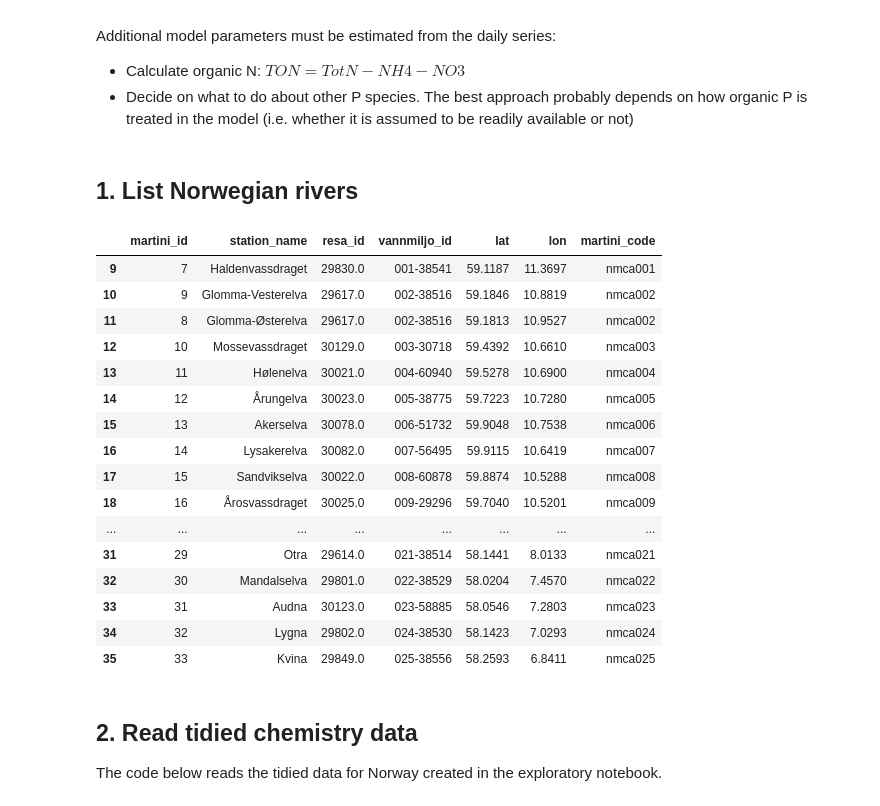
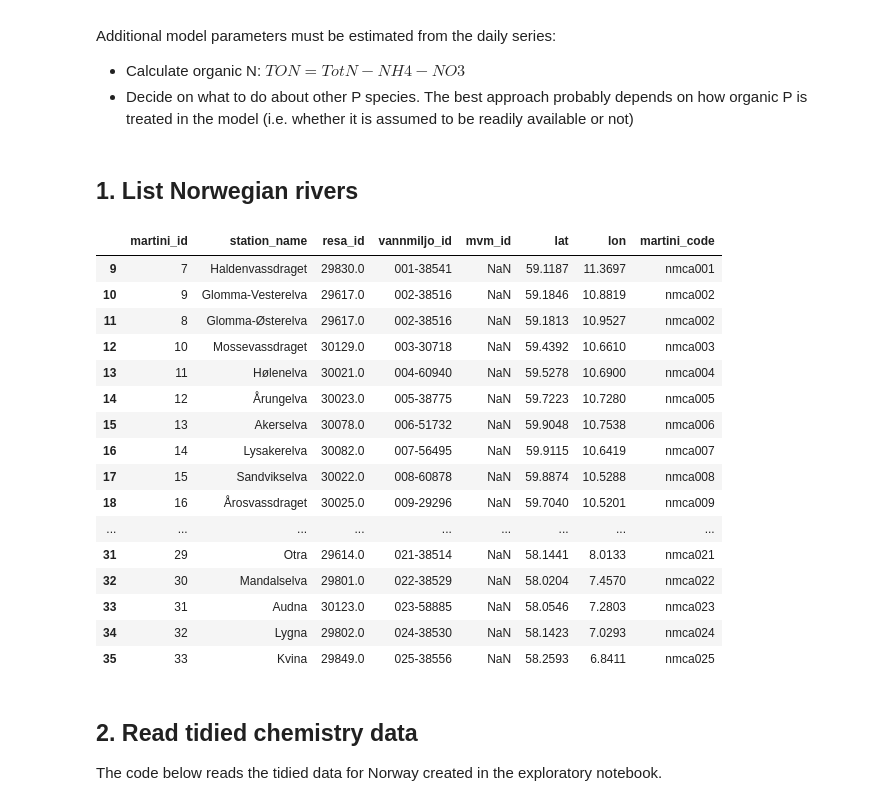
Before and after one commit to JamesSample/martini, a Jupyter notebook: notebooks/process_norway_chem.ipynb, the cells around one changed output. Cells and saved outputs as stored; diff of their text form; code cells hidden in the pictures.

```diff
--- a/notebooks/process_norway_chem.ipynb
+++ b/notebooks/process_norway_chem.ipynb
@@ -46,31 +46,31 @@ I have already extracted water quality data for as many rivers as possible from
 ## 1. List Norwegian rivers
 # %%
 # Read Andre's list of rivers
-riv_xlsx = r'../../../andre_river_data/andre_martini_rivers_jes.xlsx'
+riv_xlsx = r'../tidied_data_series/martini_river_outlets.xlsx'
 riv_df = pd.read_excel(riv_xlsx, sheet_name='rivers')
 
 # Filter to Norway
 riv_df = riv_df.loc[riv_df['martini_code'].str.startswith('n')]
 
 riv_df
 # %% [output]
-|  | martini_id | station_name | resa_id | vannmiljo_id | lat | lon | martini_code |
-| 9 | 7 | Haldenvassdraget | 29830.0 | 001-38541 | 59.1187 | 11.3697 | nmca001 |
-| 10 | 9 | Glomma-Vesterelva | 29617.0 | 002-38516 | 59.1846 | 10.8819 | nmca002 |
-| 11 | 8 | Glomma-Østerelva | 29617.0 | 002-38516 | 59.1813 | 10.9527 | nmca002 |
-| 12 | 10 | Mossevassdraget | 30129.0 | 003-30718 | 59.4392 | 10.6610 | nmca003 |
-| 13 | 11 | Hølenelva | 30021.0 | 004-60940 | 59.5278 | 10.6900 | nmca004 |
-| 14 | 12 | Årungelva | 30023.0 | 005-38775 | 59.7223 | 10.7280 | nmca005 |
-| 15 | 13 | Akerselva | 30078.0 | 006-51732 | 59.9048 | 10.7538 | nmca006 |
-| 16 | 14 | Lysakerelva | 30082.0 | 007-56495 | 59.9115 | 10.6419 | nmca007 |
-| 17 | 15 | Sandvikselva | 30022.0 | 008-60878 | 59.8874 | 10.5288 | nmca008 |
-| 18 | 16 | Årosvassdraget | 30025.0 | 009-29296 | 59.7040 | 10.5201 | nmca009 |
-| ... | ... | ... | ... | ... | ... | ... | ... |
-| 31 | 29 | Otra | 29614.0 | 021-38514 | 58.1441 | 8.0133 | nmca021 |
-| 32 | 30 | Mandalselva | 29801.0 | 022-38529 | 58.0204 | 7.4570 | nmca022 |
-| 33 | 31 | Audna | 30123.0 | 023-58885 | 58.0546 | 7.2803 | nmca023 |
-| 34 | 32 | Lygna | 29802.0 | 024-38530 | 58.1423 | 7.0293 | nmca024 |
-| 35 | 33 | Kvina | 29849.0 | 025-38556 | 58.2593 | 6.8411 | nmca025 |
+|  | martini_id | station_name | resa_id | vannmiljo_id | mvm_id | lat | lon | martini_code |
+| 9 | 7 | Haldenvassdraget | 29830.0 | 001-38541 | NaN | 59.1187 | 11.3697 | nmca001 |
+| 10 | 9 | Glomma-Vesterelva | 29617.0 | 002-38516 | NaN | 59.1846 | 10.8819 | nmca002 |
+| 11 | 8 | Glomma-Østerelva | 29617.0 | 002-38516 | NaN | 59.1813 | 10.9527 | nmca002 |
+| 12 | 10 | Mossevassdraget | 30129.0 | 003-30718 | NaN | 59.4392 | 10.6610 | nmca003 |
+| 13 | 11 | Hølenelva | 30021.0 | 004-60940 | NaN | 59.5278 | 10.6900 | nmca004 |
+| 14 | 12 | Årungelva | 30023.0 | 005-38775 | NaN | 59.7223 | 10.7280 | nmca005 |
+| 15 | 13 | Akerselva | 30078.0 | 006-51732 | NaN | 59.9048 | 10.7538 | nmca006 |
+| 16 | 14 | Lysakerelva | 30082.0 | 007-56495 | NaN | 59.9115 | 10.6419 | nmca007 |
+| 17 | 15 | Sandvikselva | 30022.0 | 008-60878 | NaN | 59.8874 | 10.5288 | nmca008 |
+| 18 | 16 | Årosvassdraget | 30025.0 | 009-29296 | NaN | 59.7040 | 10.5201 | nmca009 |
+| ... | ... | ... | ... | ... | ... | ... | ... | ... |
+| 31 | 29 | Otra | 29614.0 | 021-38514 | NaN | 58.1441 | 8.0133 | nmca021 |
+| 32 | 30 | Mandalselva | 29801.0 | 022-38529 | NaN | 58.0204 | 7.4570 | nmca022 |
+| 33 | 31 | Audna | 30123.0 | 023-58885 | NaN | 58.0546 | 7.2803 | nmca023 |
+| 34 | 32 | Lygna | 29802.0 | 024-38530 | NaN | 58.1423 | 7.0293 | nmca024 |
+| 35 | 33 | Kvina | 29849.0 | 025-38556 | NaN | 58.2593 | 6.8411 | nmca025 |
 # %% [markdown]
 ## 2. Read tidied chemistry data
 
```
Also changed, not shown: parts of 4 cells of this notebook, 31 other files.
